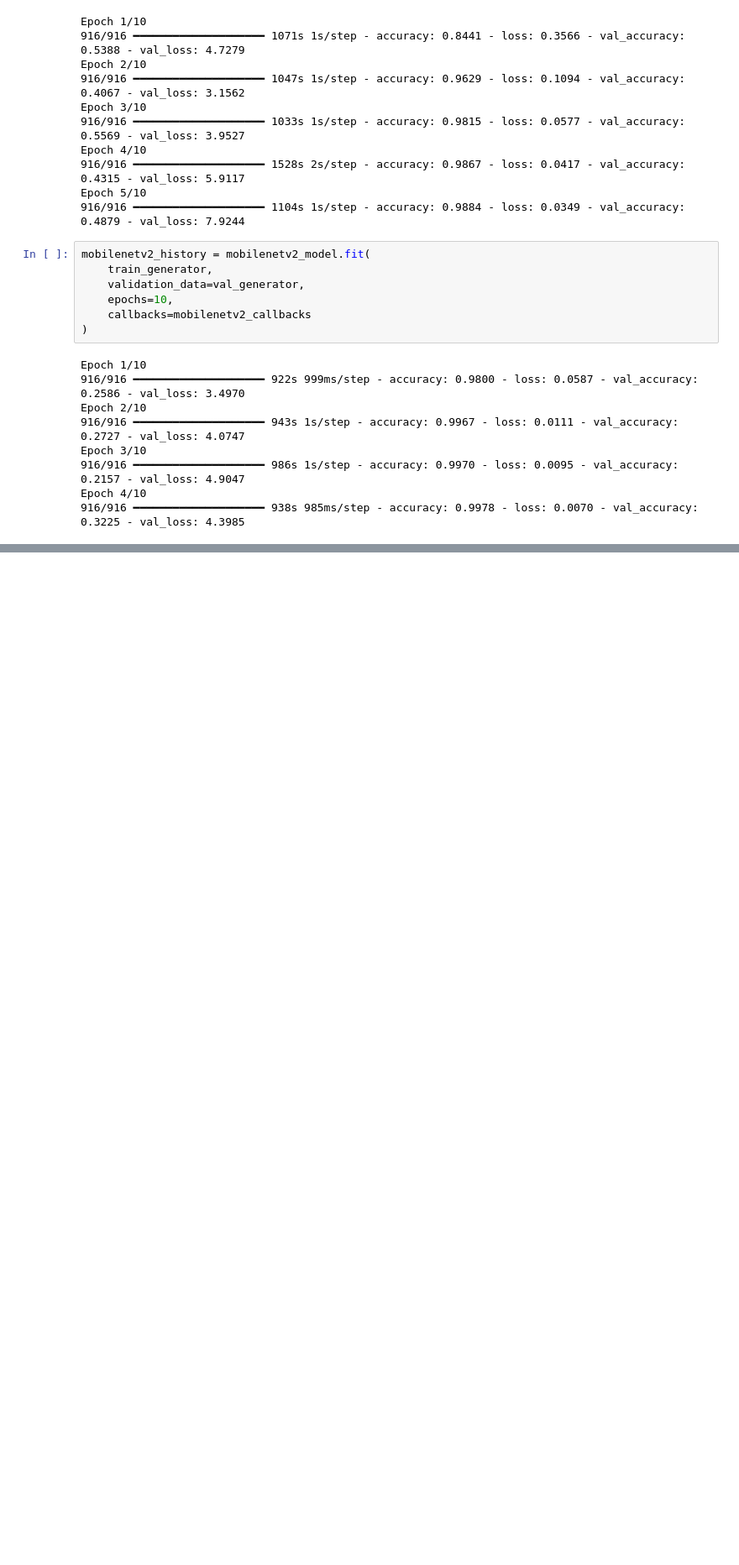
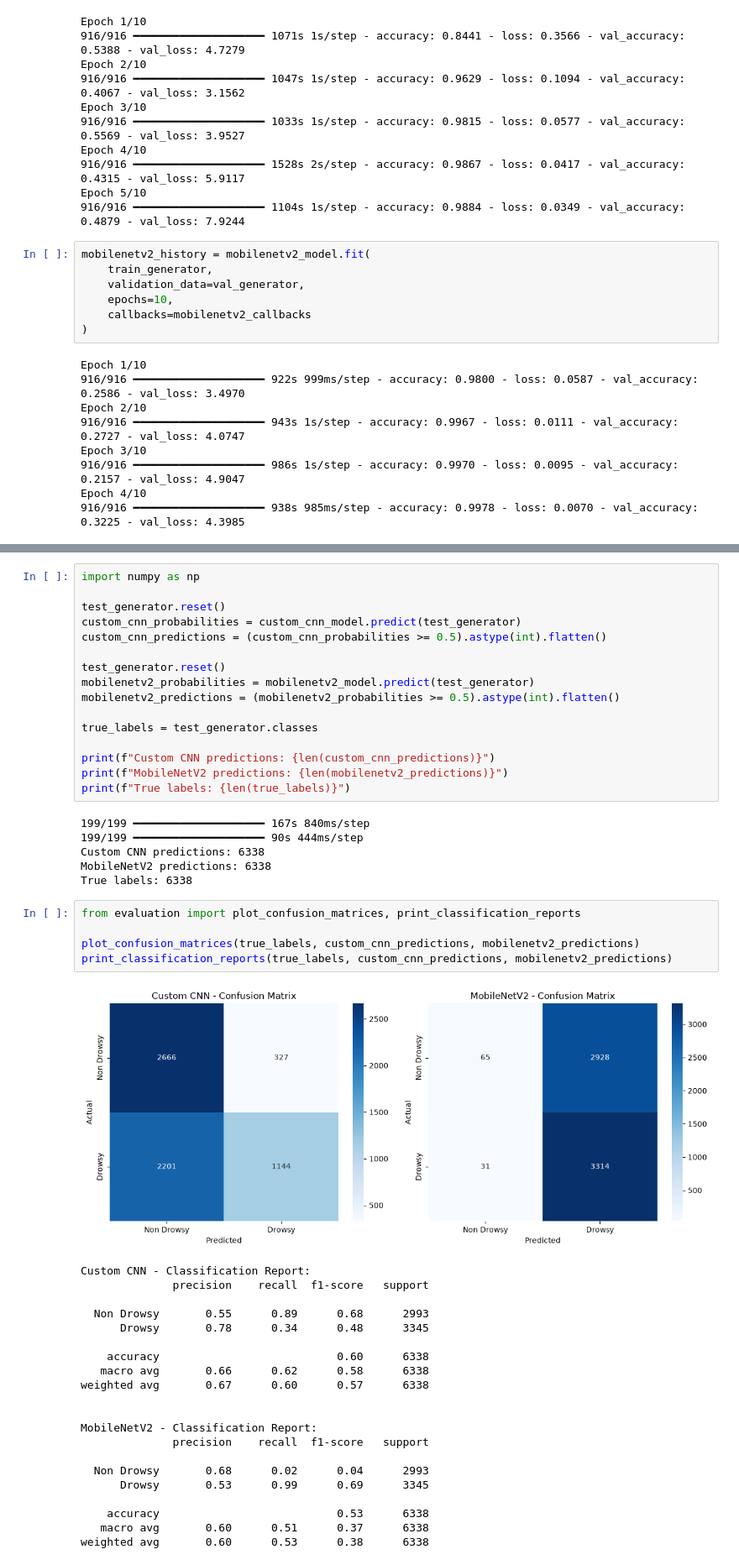
Before and after one commit to lozeva/driver-drowsiness-detection-cnn, a Jupyter notebook: driver_drowsiness_detection.ipynb, the cells around one changed output, grey strips where cells are left out. Shown at 84% size. Drawn from its saved outputs; the diff is of its cells as text; blank space fills up the shorter version.

```diff
--- a/driver_drowsiness_detection.ipynb
+++ b/driver_drowsiness_detection.ipynb
@@ -639,0 +698,49 @@ Epoch 4/10
+# %%
+import numpy as np
+
+test_generator.reset()
+custom_cnn_probabilities = custom_cnn_model.predict(test_generator)
+custom_cnn_predictions = (custom_cnn_probabilities >= 0.5).astype(int).flatten()
+
+test_generator.reset()
+mobilenetv2_probabilities = mobilenetv2_model.predict(test_generator)
+mobilenetv2_predictions = (mobilenetv2_probabilities >= 0.5).astype(int).flatten()
+
+true_labels = test_generator.classes
+
+print(f"Custom CNN predictions: {len(custom_cnn_predictions)}")
+print(f"MobileNetV2 predictions: {len(mobilenetv2_predictions)}")
+print(f"True labels: {len(true_labels)}")
+# %% [output]
+199/199 ━━━━━━━━━━━━━━━━━━━━ 167s 840ms/step
+199/199 ━━━━━━━━━━━━━━━━━━━━ 90s 444ms/step
+Custom CNN predictions: 6338
+MobileNetV2 predictions: 6338
+True labels: 6338
+# %%
+from evaluation import plot_confusion_matrices, print_classification_reports
+
+plot_confusion_matrices(true_labels, custom_cnn_predictions, mobilenetv2_predictions)
+print_classification_reports(true_labels, custom_cnn_predictions, mobilenetv2_predictions)
+# %% [output]
+[figure, added]
+Custom CNN - Classification Report:
+              precision    recall  f1-score   support
+
+  Non Drowsy       0.55      0.89      0.68      2993
+      Drowsy       0.78      0.34      0.48      3345
+
+    accuracy                           0.60      6338
+   macro avg       0.66      0.62      0.58      6338
+weighted avg       0.67      0.60      0.57      6338
+
+
+MobileNetV2 - Classification Report:
+              precision    recall  f1-score   support
+
+  Non Drowsy       0.68      0.02      0.04      2993
+      Drowsy       0.53      0.99      0.69      3345
+
+    accuracy                           0.53      6338
+   macro avg       0.60      0.51      0.37      6338
+weighted avg       0.60      0.53      0.38      6338
```
Also changed, not shown: parts of 7 cells of this notebook, 1 other file.
